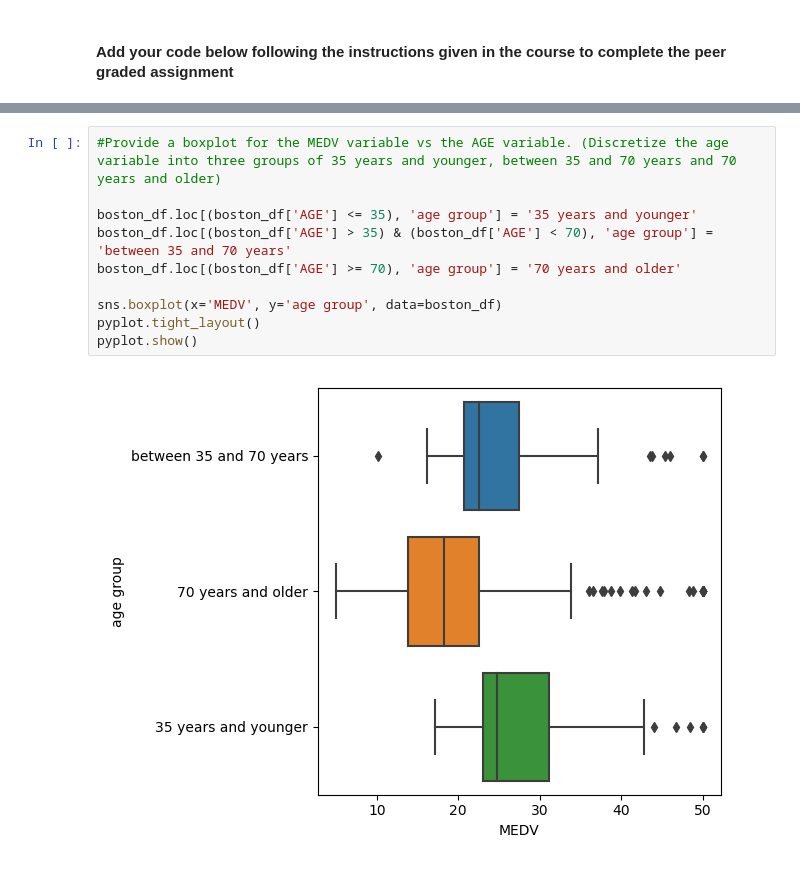
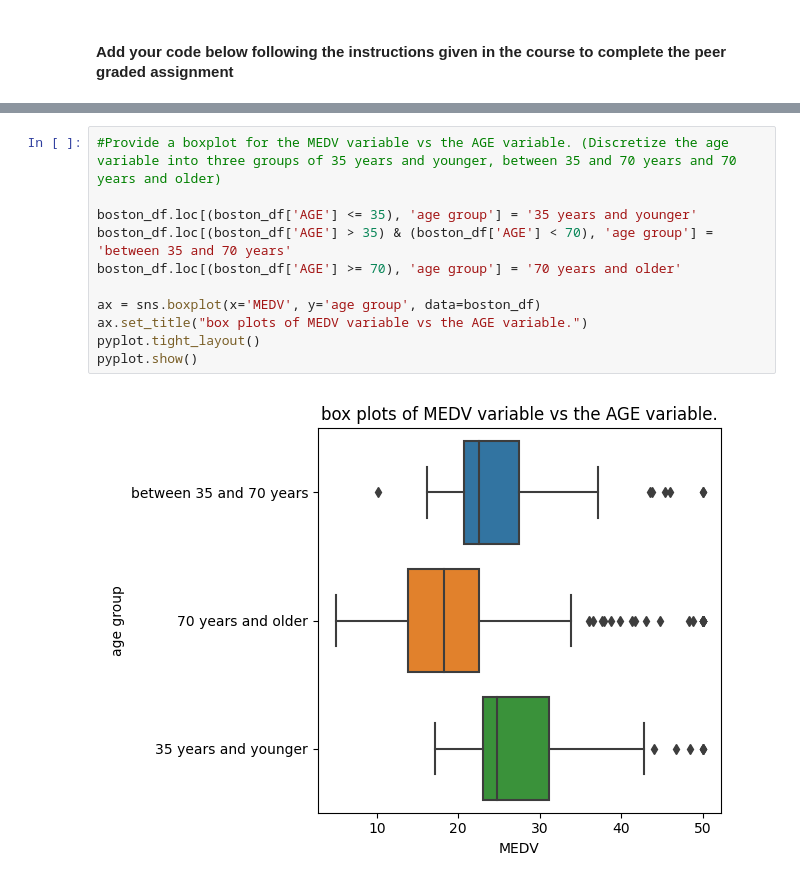
Before and after one commit to kaysunphd/coursera, a Jupyter notebook: IBM_Data_Science_Fundamentals/statistics/Optional_Peer_Graded_Assignment.jupyterlite.ipynb, the cells around one changed output, grey strips where cells are left out. Drawn from its saved outputs; the diff is of its cells as text.

```diff
--- a/IBM_Data_Science_Fundamentals/statistics/Optional_Peer_Graded_Assignment.jupyterlite.ipynb
+++ b/IBM_Data_Science_Fundamentals/statistics/Optional_Peer_Graded_Assignment.jupyterlite.ipynb
@@ -50,15 +53,16 @@ pyplot.show()
 # %%
 #Provide a boxplot for the MEDV variable vs the AGE variable. (Discretize the age variable into three groups of 35 years and younger, between 35 and 70 years and 70 years and older)
 
 boston_df.loc[(boston_df['AGE'] <= 35), 'age group'] = '35 years and younger'
 boston_df.loc[(boston_df['AGE'] > 35) & (boston_df['AGE'] < 70), 'age group'] = 'between 35 and 70 years'
 boston_df.loc[(boston_df['AGE'] >= 70), 'age group'] = '70 years and older'
 
-sns.boxplot(x='MEDV', y='age group', data=boston_df)
+ax = sns.boxplot(x='MEDV', y='age group', data=boston_df)
+ax.set_title("box plots of MEDV variable vs the AGE variable.")
 pyplot.tight_layout()
 pyplot.show()
 # %% [output]
-[figure, old version]
+[figure, new version]
 # %%
 # Provide a scatter plot to show the relationship between Nitric oxide concentrations and the proportion of non-retail business acres per town. What can you say about the relationship?
 
```
Also changed, not shown: parts of 8 cells of this notebook.
